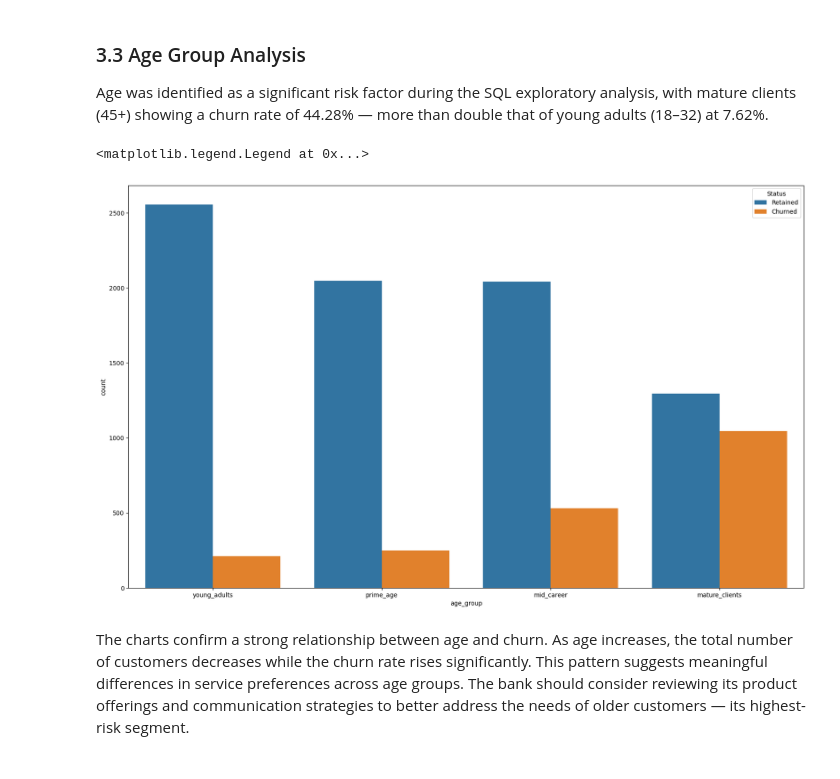
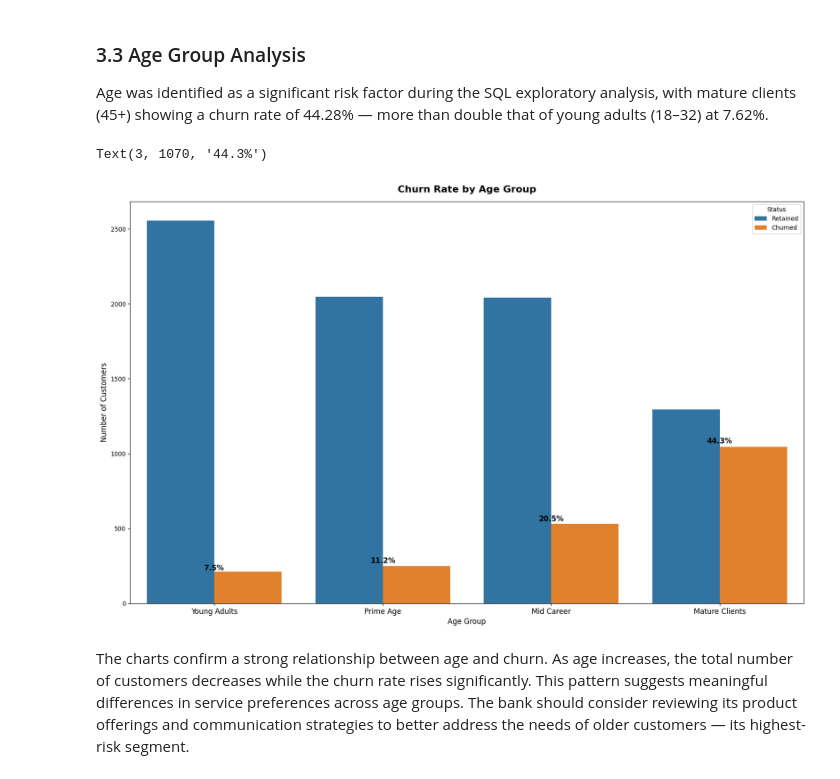
Before and after one commit to godinho98/Bank-Churn-Analysis, a Jupyter notebook: notebook/analysis.ipynb, the cells around one changed output. Saved outputs shown, nothing was run; the diff lists cells and outputs as text; code cells hidden in the pictures.

Commit message:
Age_Group chart improved

```diff
--- a/notebook/analysis.ipynb
+++ b/notebook/analysis.ipynb
@@ -196,15 +196,23 @@ than double that of young adults (18–32) at 7.62%.
 # %%
 # Dividing the age groups to get a better perspective
 fig, ax = plt.subplots (1, 1, figsize=(20,12))
 df_churn['age_group'] = pd.cut(
     df_churn['Age'],
     bins=[18,32,37,44,92],
     labels=['young_adults','prime_age','mid_career','mature_clients']
 )
 sns.countplot(df_churn, x='age_group', hue= 'Exited_Label', hue_order=['Retained','Churned']).legend(title='Status')
+plt.title("Churn Rate by Age Group", fontsize=16, fontweight='bold', pad=15)
+plt.xticks(ticks=range(4), labels=['Young Adults', 'Prime Age', 'Mid Career', 'Mature Clients'], fontsize=12)
+plt.xlabel("Age Group", fontsize=12)
+plt.ylabel("Number of Customers", fontsize=12)
+plt.annotate('7.5%',  xy=(0, 220),  ha='center', fontsize=12, color='black', fontweight='bold')
+plt.annotate('11.2%', xy=(1, 270),  ha='center', fontsize=12, color='black', fontweight='bold')
+plt.annotate('20.5%', xy=(2, 550),  ha='center', fontsize=12, color='black', fontweight='bold')
+plt.annotate('44.3%', xy=(3, 1070), ha='center', fontsize=12, color='black', fontweight='bold')
 # %% [output]
-<matplotlib.legend.Legend at 0x...>
+Text(3, 1070, '44.3%')
-[figure, old version]
+[figure, new version]
 # %% [markdown]
 The charts confirm a strong relationship between age and churn. As age
 increases, the total number of customers decreases while the churn rate
```
